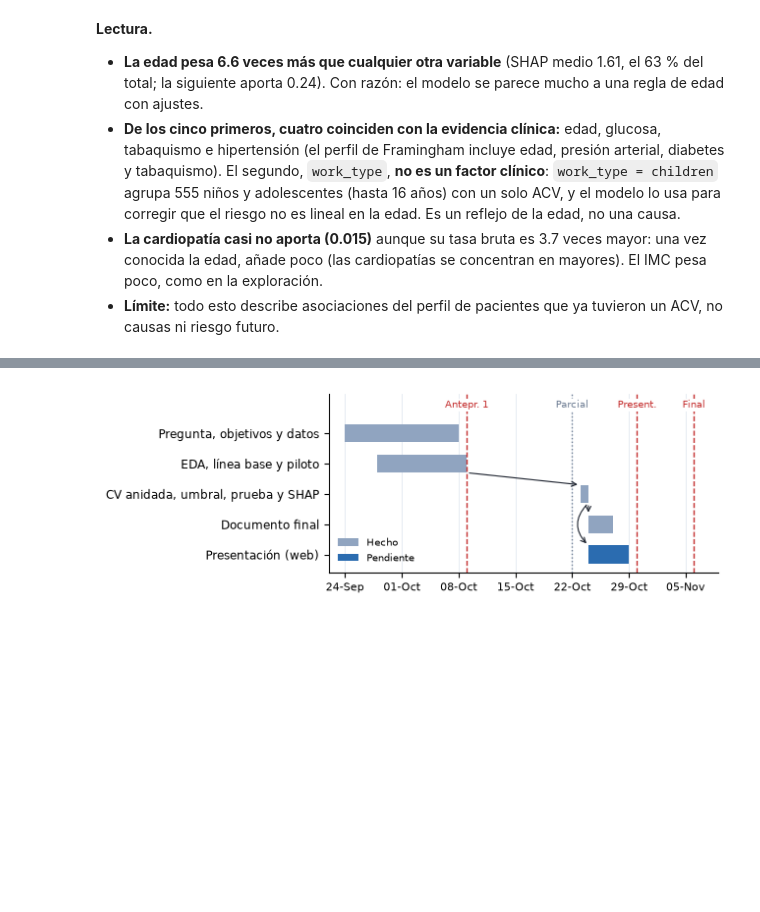
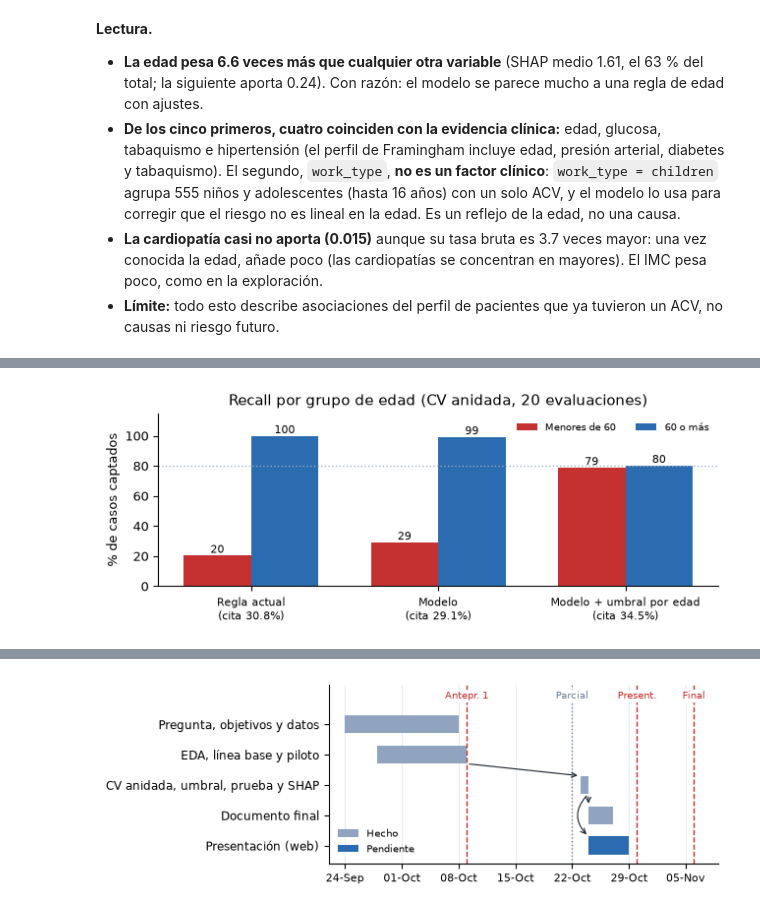
Before and after one commit to sjunka/acv-prevencion-ml, a Jupyter notebook: public/proyecto.ipynb, the cells around one changed output, grey strips where cells are left out. Saved outputs shown, nothing was run; the diff lists cells and outputs as text; code cells hidden in the pictures; blank space fills up the shorter version.

```diff
--- a/public/proyecto.ipynb
+++ b/public/proyecto.ipynb
@@ -481,0 +489,87 @@ cat__smoking_status_formerly smoked    1.00
+# %%
+joven = lambda d: (d['age'] < 60).to_numpy()
+reflejos = ['work_type', 'ever_married']   # la edad disfrazada (sección 8): children = menores, casado = mayores
+modelo_sin = Pipeline([('prep', ColumnTransformer([prep.transformers[0],   # mismas numéricas; el resto de columnas se descarta
+                                                   ('cat', OneHotEncoder(handle_unknown='ignore'), [x for x in cat if x not in reflejos])])),
+                       ('m', familias[ganador][0].named_steps['m'])])
+
+
+def medir_edad(cita, yv, j):
+    return {'recall': cita[yv == 1].mean(), 'citados': cita.mean(),
+            'recall_joven': cita[(yv == 1) & j].mean(), 'recall_mayor': cita[(yv == 1) & ~j].mean(),
+            'citados_joven': cita[j].mean(), 'citados_mayor': cita[~j].mean()}
+
+
+def por_edad(score, j, y_ref, s_ref, j_ref):
+    """Un umbral por grupo de edad, cada uno con recall >= 0.80 en las predicciones de referencia."""
+    tj, tm = umbral_recall(y_ref[j_ref], s_ref[j_ref]), umbral_recall(y_ref[~j_ref], s_ref[~j_ref])
+    return np.where(j, score >= tj, score >= tm), tj, tm
+
+
+def fold_sesgo(k, a, b):
+    Xa, ya, Xb, yb = X_tr.iloc[a], y_tr.iloc[a].to_numpy(), X_tr.iloc[b], y_tr.iloc[b].to_numpy()
+    ja, jb = joven(Xa), joven(Xb)
+    interno = StratifiedKFold(5, shuffle=True, random_state=k)   # el mismo ciclo interno de la sección 4
+    filas = [{'metodo': 'Regla actual', **medir_edad(regla(Xb), yb, jb)}]
+    for nombre, m in [('Modelo', familias[ganador][0]), ('Sin reflejos de la edad', modelo_sin)]:
+        g = GridSearchCV(m, familias[ganador][1], scoring='average_precision', cv=interno).fit(Xa, ya)
+        oof_a = cross_val_predict(g.best_estimator_, Xa, ya, cv=interno, method='predict_proba')[:, 1]
+        s = g.best_estimator_.predict_proba(Xb)[:, 1]
+        filas.append({'metodo': nombre, **medir_edad(s >= umbral_recall(ya, oof_a), yb, jb)})
+        filas.append({'metodo': nombre + ' + umbral por edad', **medir_edad(por_edad(s, jb, ya, oof_a, ja)[0], yb, jb)})
+    return [{'fold': k, 'casos_joven': int(yb[jb].sum()), **f} for f in filas]
+
+
+filas = Parallel(n_jobs=-1)(delayed(fold_sesgo)(k, a, b) for k, (a, b) in enumerate(externo.split(X_tr, y_tr)))
+sesgo = pd.DataFrame([f for fs in filas for f in fs])
+metodos = list(dict.fromkeys(sesgo['metodo']))
+tabla_sesgo = sesgo.groupby('metodo').mean(numeric_only=True).drop(columns='fold').loc[metodos]
+tabla_sesgo['recall_joven_sd'] = sesgo.groupby('metodo')['recall_joven'].std()
+print(f"Casos menores de 60 por evaluación: {sesgo['casos_joven'].mean():.1f} (entrenamiento: {int(y_tr[joven(X_tr)].sum())} de {int(y_tr.sum())})")
+print(tabla_sesgo.drop(columns='casos_joven').round(3).to_string())
+
+# Peso de la edad sin los reflejos (SHAP del modelo lineal, como en la sección 8)
+g_sin = GridSearchCV(modelo_sin, familias[ganador][1], scoring='average_precision', cv=interno).fit(X_tr, y_tr)
+pre_s, lr_s = g_sin.best_estimator_.named_steps['prep'], g_sin.best_estimator_.named_steps['m']
+Xs = pre_s.transform(X_tr)
+Xs = Xs.toarray() if hasattr(Xs, 'toarray') else Xs
+sv_s = shap.LinearExplainer(lr_s, shap.maskers.Independent(Xs, max_samples=len(Xs))).shap_values(Xs)
+orig_s = np.array([variable(n) for n in pre_s.get_feature_names_out()])
+imp_s = pd.Series({v: np.abs(sv_s[:, orig_s == v].sum(1)).mean() for v in dict.fromkeys(orig_s)})
+print(f"Peso de la edad: {importancia['age'] / importancia.sum():.1%} con todas las variables, "
+      f"{imp_s['age'] / imp_s.sum():.1%} sin los reflejos")
+
+# Umbrales por edad con todo el entrenamiento (fuera de fold, como el umbral único de la sección 5)
+j_tr, j_te = joven(X_tr), joven(X_te)
+c_oof, t_joven, t_mayor = por_edad(oof, j_tr, ytr, oof, j_tr)
+print(f'Umbral único {t:.3f} | por edad: menores de 60 {t_joven:.3f}, de 60 en adelante {t_mayor:.3f}')
+
+# Prueba: segunda mirada, solo descriptiva. Los umbrales se fijaron arriba sin ella y no se ajustan con lo que muestre.
+c_te = por_edad(s_te, j_te, ytr, oof, j_tr)[0]
+cj, cm = int(yte[j_te].sum()), int(yte[~j_te].sum())
+for nombre, cc in [('Umbral único', s_te >= t), ('Umbral por edad', c_te)]:
+    print(f"Prueba, {nombre}: recall {cc[yte == 1].mean():.2f}, cita {cc.mean():.1%} | "
+          f"menores de 60: {cc[(yte == 1) & j_te].sum()} de {cj} | 60 o más: {cc[(yte == 1) & ~j_te].sum()} de {cm}")
+
+fig, ax = plt.subplots(figsize=(6.5, 2.6))
+mostrar = ['Regla actual', 'Modelo', 'Modelo + umbral por edad']
+xs = np.arange(len(mostrar))
+for dx, col, lbl, color in [(-0.18, 'recall_joven', 'Menores de 60', ROJO), (0.18, 'recall_mayor', '60 o más', AZUL)]:
+    barras = ax.bar(xs + dx, tabla_sesgo.loc[mostrar, col] * 100, 0.36, color=color, label=lbl)
+    ax.bar_label(barras, fmt='%.0f', fontsize=8)
+ax.set_xticks(xs, [f'{m}\n(cita {tabla_sesgo.loc[m, "citados"]:.1%})' for m in mostrar], fontsize=8)
+ax.set(ylabel='% de casos captados', ylim=(0, 115), title='Recall por grupo de edad (CV anidada, 20 evaluaciones)')
+ax.axhline(80, ls=':', color=GRIS, lw=1)
+ax.legend(fontsize=7.5, frameon=False, loc='upper right', ncol=2)
+plt.tight_layout(); plt.savefig('fig/f4_sesgo.png', dpi=200); plt.show()
+
+# 3 decimales: la web muestra los mismos redondeos que la tabla
+R['sesgo'] = {'cv': {m: tabla_sesgo.loc[m].round(3).to_dict() for m in metodos}, 'casos_joven_train': int(y_tr[j_tr].sum()),
+              'peso_edad': importancia['age'] / importancia.sum(), 'peso_edad_sin_reflejos': imp_s['age'] / imp_s.sum(),
+              'umbrales': {'unico': t, 'joven': t_joven, 'mayor': t_mayor},
+              'oof': {'unico': medir_edad(oof >= t, ytr, j_tr), 'por_edad': medir_edad(c_oof, ytr, j_tr)},
+              'prueba': {'casos_joven': cj, 'casos_mayor': cm,
+                         **{k: {'recall': cc[yte == 1].mean(), 'citados': cc.mean(), 'joven': int(cc[(yte == 1) & j_te].sum()),
+                                'mayor': int(cc[(yte == 1) & ~j_te].sum())}
+                            for k, cc in [('unico', s_te >= t), ('por_edad', c_te)]}}}
+# %% [output]
@@ -481,0 +588 @@ cat__smoking_status_formerly smoked    1.00
+[figure, added]
```
Also changed, not shown: parts of 7 cells of this notebook, 25 other files.
